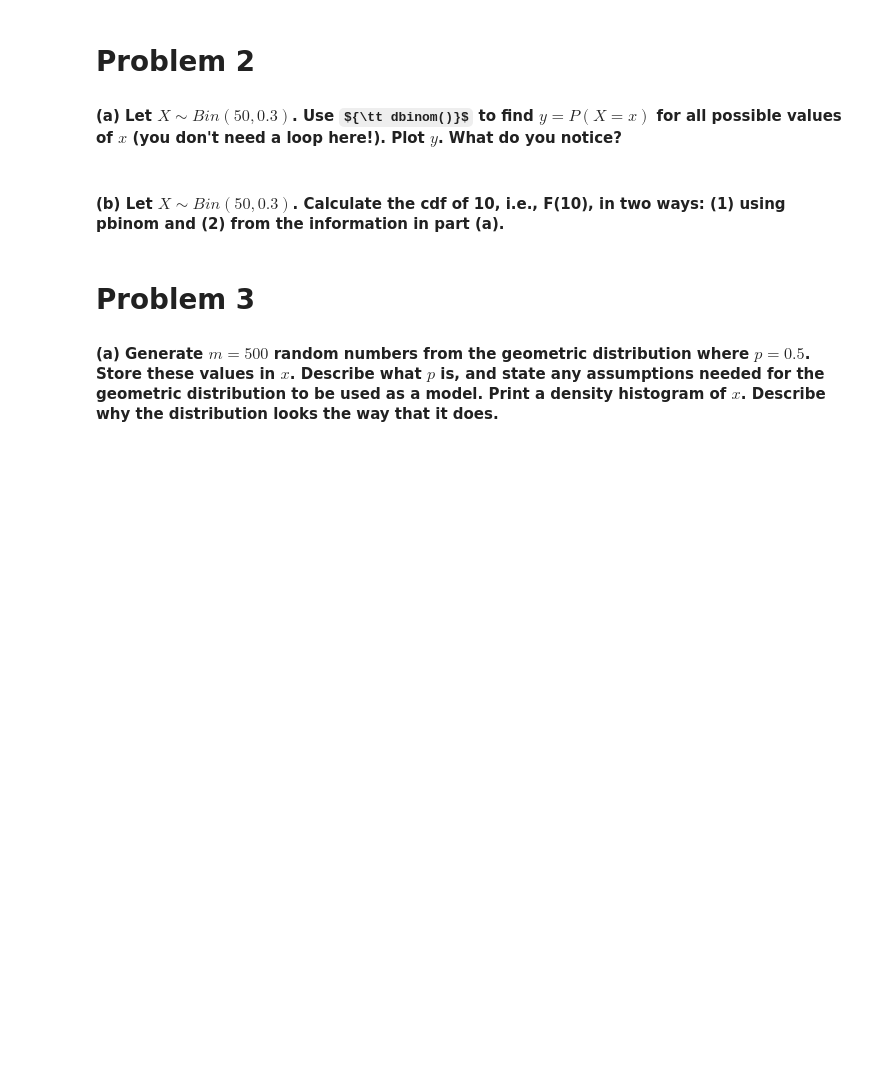
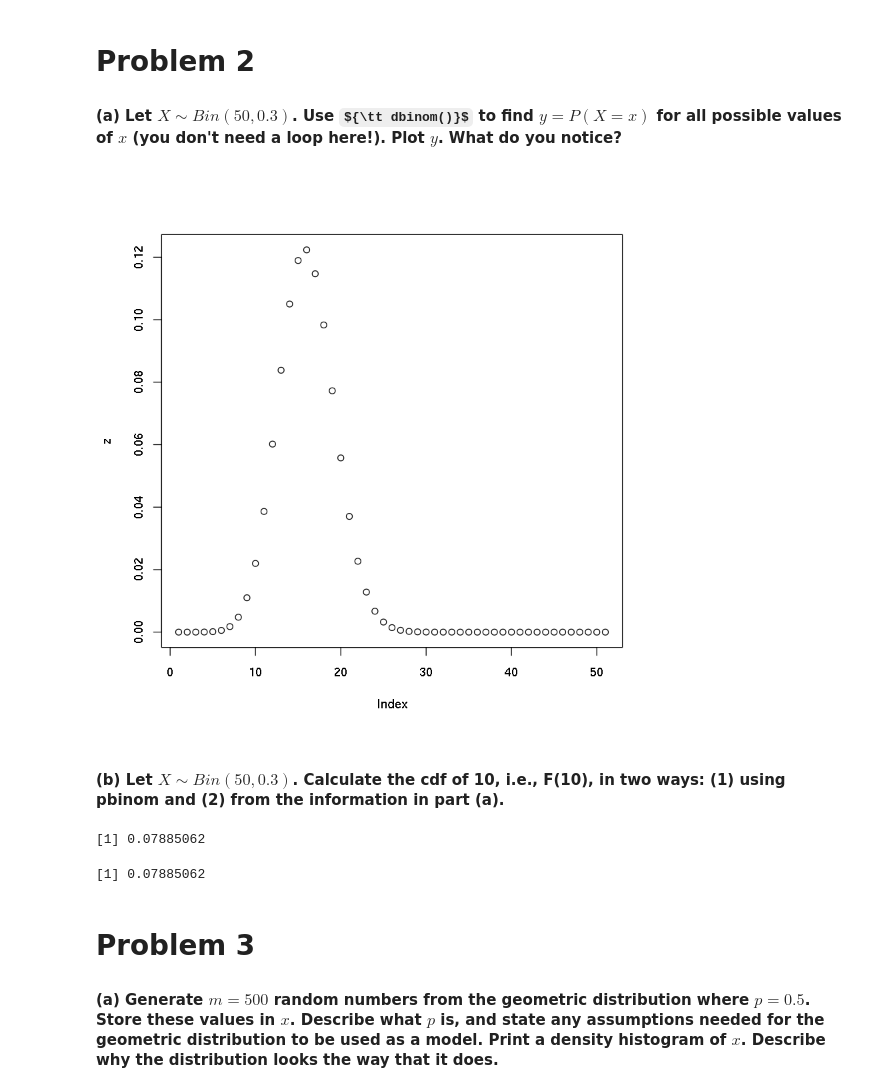
Before and after one commit to dskrenta/appm-4570, a Jupyter notebook: week4/Unit-3(a)-code-exercise.ipynb, the cells around one changed output. Cells and saved outputs as stored; diff of their text form; code cells hidden in the pictures; some formulas as TeX source; blank space fills up the shorter version.

```diff
--- a/week4/Unit-3(a)-code-exercise.ipynb
+++ b/week4/Unit-3(a)-code-exercise.ipynb
@@ -16,8 +68,21 @@
 # Problem 2
 
 #### (a) Let $X \sim Bin(50, 0.3)$. Use  ${\tt dbinom()}$ to find $y = P(X = x)$ for all possible values of $x$ (you don't need a loop here!). Plot $y$. What do you notice?
+# %%
+z = dbinom(0:50, 50, 0.3, log = FALSE)
+plot(z)
+# %% [output]
+[figure, added]
 # %% [markdown]
 #### (b) Let $X \sim Bin(50, 0.3)$. Calculate the cdf of 10, i.e., F(10), in two ways: (1) using pbinom and (2) from the information in part (a).
+# %%
+w = pbinom(10, 50, 0.3)
+w
+
+sum(z[0:11])
+# %% [output]
+[1] 0.07885062
+[1] 0.07885062
 # %% [markdown]
 # Problem 3
 
```
Also changed, not shown: parts of 8 cells of this notebook.
